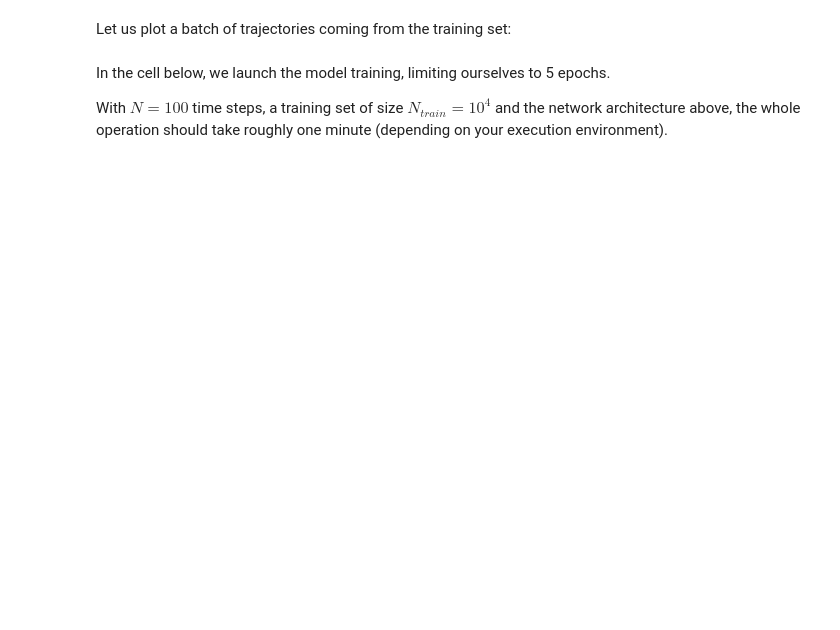
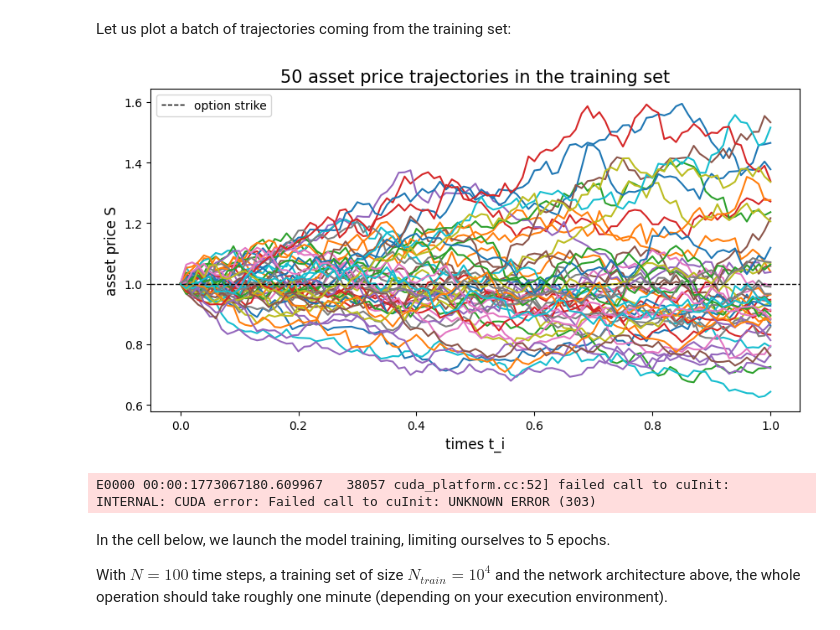
Before and after one commit to RaynorEtienn/Deep-Learning-in-Finance, a Jupyter notebook: Day 5/Deep_hedging.ipynb, the cells around one changed output. Cells and saved outputs as stored; diff of their text form; code cells hidden in the pictures; blank space fills up the shorter version.

```diff
--- a/Day 5/Deep_hedging.ipynb
+++ b/Day 5/Deep_hedging.ipynb
@@ -153,14 +173,14 @@ for j in range(N):
 # We construct the training set
 ################################
 grid = [(i/N)*T for i in range(N+1)] # times t_0, t_1, ..., t_N = T
-Delta_T = grid[i+1] - grid[i]
+Delta_T = grid[-1] - grid[-2]
 
-N_train = 10**4
+N_train = 10**5
 
 #######################################################################
 # TO DO: generated the asset price log-increments for the training set.
 #######################################################################
-log_increments = [ np.zeros((N_train, m)) for i in range(N) ]  # MODIFY HERE: simulate the Gaussian log-increments according to our dynamical model for the asset price
+log_increments = [ mu*Delta_T + sigma*np.sqrt(Delta_T)*np.random.normal(0, 1, (N_train, m)) for i in range(N) ]  # MODIFY HERE: simulate the Gaussian log-increments according to our dynamical model for the asset price
 
 # The variable xtrain contains:
 # the initial asset price S0;
@@ -182,26 +202,33 @@ Let us plot a batch of trajectories coming from the training set:
 # %%
 ############################################################
 ## Let us plot the first M trajectories in the training set
 #############################################################
 # Number of trajectories to plot
 M = 50
 
 # We select the log increments to plot
 log_increments_to_plot = np.array(log_increments)[:, 0:M, 0] # dimensions of the array: time-step index, index of trajectory, dimension m
 
 # TO DO: construct the asset price trajectories from the log-increments
-trajectories_to_plot = ????
+# Prepend the initial price S0 (at t_0) so the array has N+1 rows matching grid
+trajectories_to_plot = np.vstack([
+    S0 * np.ones((1, M)),
+    S0 * np.exp(np.cumsum(log_increments_to_plot, axis=0))
+])  # shape: (N+1, M)
 
 plt.figure(figsize=(10,5))
 plt.plot(grid, trajectories_to_plot)
 plt.axhline(strike, linestyle='--', linewidth=1.0, color="k", label="option strike")
 
 plt.title("%1.0f asset price trajectories in the training set" %M, fontsize=15)
 plt.xlabel("times t_i", fontsize=12)
 plt.ylabel("asset price S", fontsize=12)
 plt.legend(loc="best")
 plt.show()
+# %% [output]
+[figure, added]
 # %%
+
 #########################################
 # Construction of the deep hedging model
 #########################################
@@ -216,22 +243,20 @@ inputs = [price] + [hedge] + [hedge_eval] + [premium]
 output_helper = [] # this variable will allow us to output the final hedging strategy after training (once again, this is for plotting purposes)
 
 # Initialize a single-layer neural network to learn the option premium
-premium = keras.layers.Dense(units = ???, activation='linear', trainable=True,
-                            kernel_initializer=initializers.RandomNormal(0,1),
-                            bias_initializer=initializers.RandomNormal(0,1))(premium)
+premium = keras.layers.Dense(units = 1, activation='linear', trainable=True,
+                            kernel_initializer=initializers.RandomNormal(0,1),  # type: ignore
+                            bias_initializer=initializers.RandomNormal(0,1))(premium)  #type: ignore
 
-#########################################
-# TO DO: complete the instructions below
-#########################################
 # Loop over the time steps
 for j in range(N):
     strategy = price
     strategy_eval = hedge_eval
 
     # loop over the network layers
+    # layers is a flat list of N*d layers; time step j uses layers[j*d .. j*d+d-1]
     for k in range(d):
-        strategy = layers[k + ???]( ???? ) # strategy for index j is the hedging strategy at time t_j, i.e. the neural network h_j from the lectures
-        strategy_eval = layers[k + ???](strategy_eval) # we want to be able to evaluate the same strategy on the points of our chosen grid, instead of the asset trajectories
+        strategy = layers[k + j*d](strategy)           # h_j(S_{t_j}): hedging strategy at time t_j
+        strategy_eval = layers[k + j*d](strategy_eval) # same network evaluated on the fixed grid
 
     incr = keras.Input(shape=(m,)) # additional input variable: the single log-increment between t_j and t_{j+1} (dimension = m)
     inputs = inputs + [incr]
@@ -241,32 +266,34 @@ for j in range(N):
     logprice = Lambda(lambda x : tf.math.log(x))(price)
     logprice = Add()([logprice, incr])
 
-    pricenew = Lambda( ???? )(logprice) # creating the price at time j+1 by exponentiation
+    pricenew = Lambda(lambda x: tf.math.exp(x))(logprice) # creating the price at time j+1 by exponentiation
 
-    priceincr = Subtract()([????, ????]) # the asset price increment S_{j+1} - S_j
+    priceincr = Subtract()([pricenew, price]) # the asset price increment S_{j+1} - S_j
 
-    hedgenew = Multiply()([????, ????])
-    hedge = Add()([????, ????]) # building up the delta-hedging part of the portfolio
+    hedgenew = Multiply()([strategy, priceincr])  # h_j * (S_{j+1} - S_j)
+    hedge = Add()([hedge, hedgenew]) # building up the delta-hedging part of the portfolio
 
     output_helper = output_helper + [strategy_eval]
 
-    price = ??? # update the asset price
+    price = pricenew # update the asset price
 
-payoff = Lambda( ???? )(price) #evaluate the option payoff using the positive part function tf.math.maximum(x, 0)
+payoff = Lambda(lambda x: tf.math.maximum(x - strike, 0))(price) #evaluate the option payoff using the positive part function tf.math.maximum(x, 0)
 
-outputs = Add()([premium, ????])
-outputs = Subtract()([outputs, ????]) # our first output: option premium + delta hedge - option payoff
+outputs = Add()([premium, hedge])
+outputs = Subtract()([outputs, payoff]) # our first output: option premium + delta hedge - option payoff
 
 # This is the point where we construct the model output:
 # hedging error + hedging strategy evaluated over the points of our fixed grid + option premium
-outputs = [????] + output_helper + [????]
+outputs = [outputs] + output_helper + [premium]
 outputs = Concatenate()(outputs)
 
 ######################################################################
 # Note that our model contains all the neural networks that
 # implement the delta hedging strategy at the different times t_j
 ######################################################################
-model_hedge_strat = keras.models.Model(inputs = ????, outputs = ????)
+model_hedge_strat = keras.models.Model(inputs=inputs, outputs=outputs)
+# %% [output]
+E0000 00:00:1773067180.609967   38057 cuda_platform.cc:52] failed call to cuInit: INTERNAL: CUDA error: Failed call to cuInit: UNKNOWN ERROR (303)
 # %%
 def custom_loss(y_true, y_pred):
     ############################################################
```
Also changed, not shown: parts of 12 cells of this notebook.
